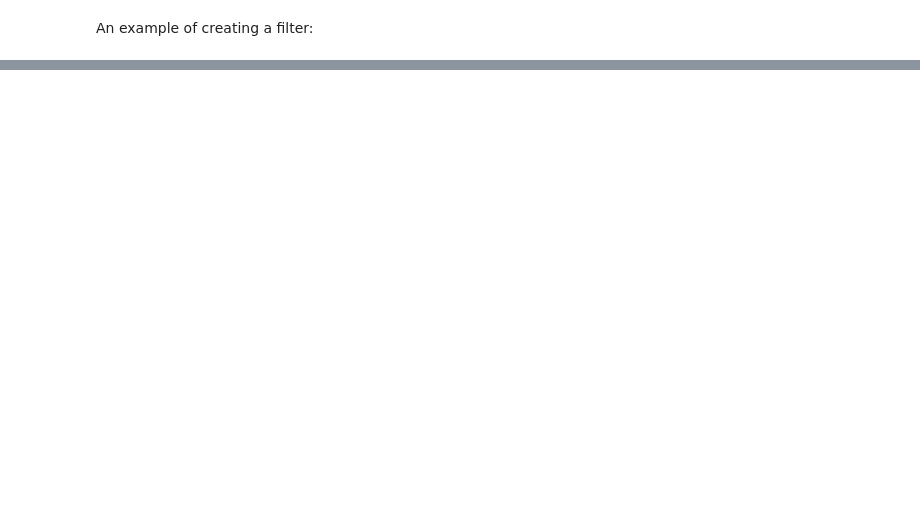
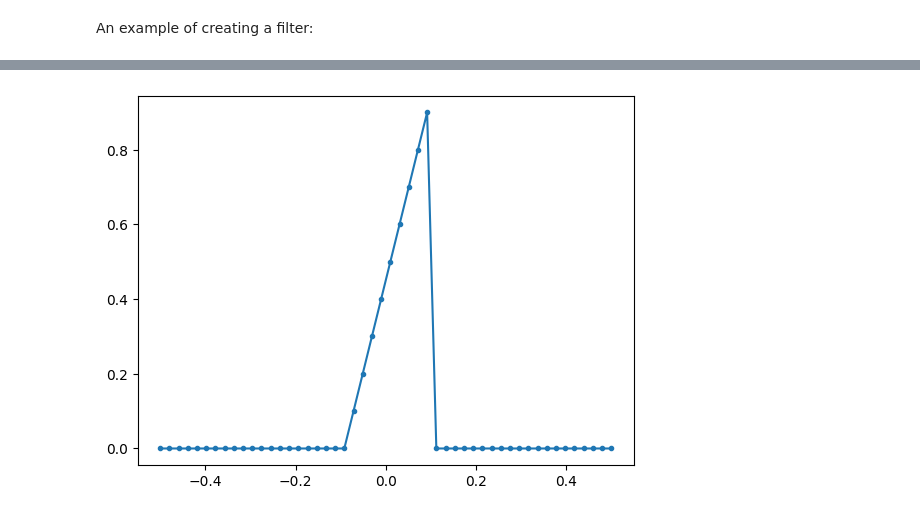
Before and after one commit to EddieCarrera/PySDR, a Jupyter notebook: Filters.ipynb, the cells around one changed output, grey strips where cells are left out. Saved outputs shown, nothing was run; the diff lists cells and outputs as text; code cells hidden in the pictures; blank space fills up the shorter version.

```diff
--- a/Filters.ipynb
+++ b/Filters.ipynb
@@ -89,0 +140,10 @@ One way to design this kind of filter is to make a low-pass filter with a cutoff
+# %%
+H = np.hstack( (np.zeros(20), np.arange(0, 1, 0.1), np.zeros(20)) )
+w = np.linspace(-0.5, 0.5, 50)
+plt.plot(w, H, '.-')
+plt.show()
+
+# The frequency respose is not symettric so the taps will be complex
+h = np.fft.ifft(np)
+# %% [output]
+[figure, added]
```
Also changed, not shown: parts of 14 cells of this notebook.
